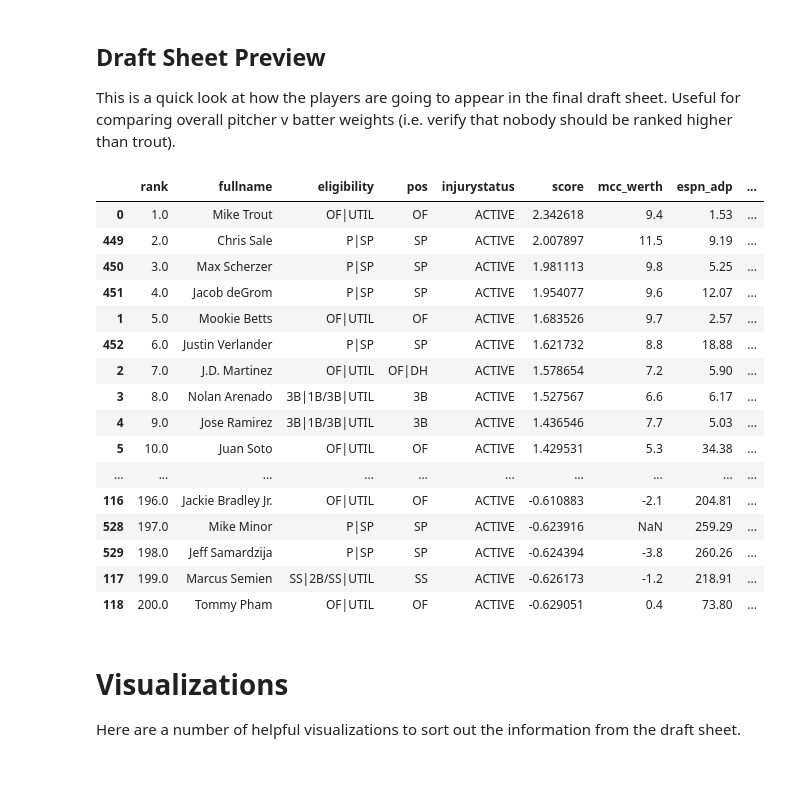
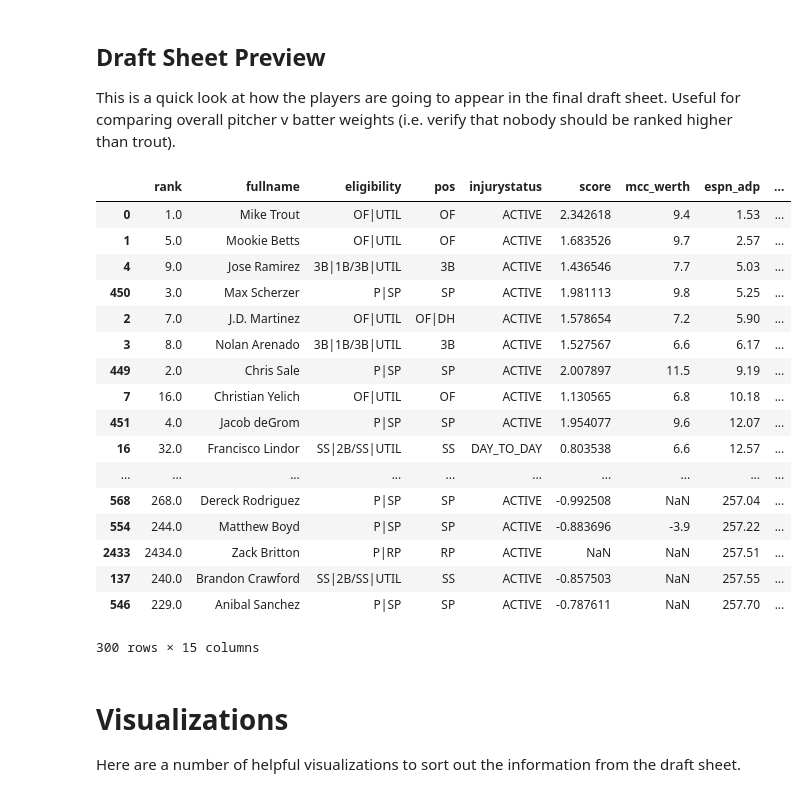
Before and after one commit to zmsy/notebooks, a Jupyter notebook: Player Z-scores.ipynb, the cells around one changed output. Cells and saved outputs as stored; diff of their text form; code cells hidden in the pictures.

```diff
--- a/Player Z-scores.ipynb
+++ b/Player Z-scores.ipynb
@@ -350,26 +350,27 @@ with pd.ExcelWriter('fantasy2019.xlsx') as writer:
 ## Draft Sheet Preview
 
 This is a quick look at how the players are going to appear in the final draft sheet. Useful for comparing overall pitcher v batter weights (i.e. verify that nobody should be ranked higher than trout).
-# %%
-dfd.head(200)
-# %% [output]
-|  | rank | fullname | eligibility | pos | injurystatus | score | mcc_werth | espn_adp | ... |
-| 0 | 1.0 | Mike Trout | OF|UTIL | OF | ACTIVE | 2.342618 | 9.4 | 1.53 | ... |
-| 449 | 2.0 | Chris Sale | P|SP | SP | ACTIVE | 2.007897 | 11.5 | 9.19 | ... |
-| 450 | 3.0 | Max Scherzer | P|SP | SP | ACTIVE | 1.981113 | 9.8 | 5.25 | ... |
-| 451 | 4.0 | Jacob deGrom | P|SP | SP | ACTIVE | 1.954077 | 9.6 | 12.07 | ... |
-| 1 | 5.0 | Mookie Betts | OF|UTIL | OF | ACTIVE | 1.683526 | 9.7 | 2.57 | ... |
-| 452 | 6.0 | Justin Verlander | P|SP | SP | ACTIVE | 1.621732 | 8.8 | 18.88 | ... |
-| 2 | 7.0 | J.D. Martinez | OF|UTIL | OF|DH | ACTIVE | 1.578654 | 7.2 | 5.90 | ... |
-| 3 | 8.0 | Nolan Arenado | 3B|1B/3B|UTIL | 3B | ACTIVE | 1.527567 | 6.6 | 6.17 | ... |
-| 4 | 9.0 | Jose Ramirez | 3B|1B/3B|UTIL | 3B | ACTIVE | 1.436546 | 7.7 | 5.03 | ... |
-| 5 | 10.0 | Juan Soto | OF|UTIL | OF | ACTIVE | 1.429531 | 5.3 | 34.38 | ... |
-| ... | ... | ... | ... | ... | ... | ... | ... | ... | ... |
-| 116 | 196.0 | Jackie Bradley Jr. | OF|UTIL | OF | ACTIVE | -0.610883 | -2.1 | 204.81 | ... |
-| 528 | 197.0 | Mike Minor | P|SP | SP | ACTIVE | -0.623916 | NaN | 259.29 | ... |
-| 529 | 198.0 | Jeff Samardzija | P|SP | SP | ACTIVE | -0.624394 | -3.8 | 260.26 | ... |
-| 117 | 199.0 | Marcus Semien | SS|2B/SS|UTIL | SS | ACTIVE | -0.626173 | -1.2 | 218.91 | ... |
-| 118 | 200.0 | Tommy Pham | OF|UTIL | OF | ACTIVE | -0.629051 | 0.4 | 73.80 | ... |
+# %%
+dfd.sort_values(by="espn_adp").head(300)
+# %% [output]
+|  | rank | fullname | eligibility | pos | injurystatus | score | mcc_werth | espn_adp | ... |
+| 0 | 1.0 | Mike Trout | OF|UTIL | OF | ACTIVE | 2.342618 | 9.4 | 1.53 | ... |
+| 1 | 5.0 | Mookie Betts | OF|UTIL | OF | ACTIVE | 1.683526 | 9.7 | 2.57 | ... |
+| 4 | 9.0 | Jose Ramirez | 3B|1B/3B|UTIL | 3B | ACTIVE | 1.436546 | 7.7 | 5.03 | ... |
+| 450 | 3.0 | Max Scherzer | P|SP | SP | ACTIVE | 1.981113 | 9.8 | 5.25 | ... |
+| 2 | 7.0 | J.D. Martinez | OF|UTIL | OF|DH | ACTIVE | 1.578654 | 7.2 | 5.90 | ... |
+| 3 | 8.0 | Nolan Arenado | 3B|1B/3B|UTIL | 3B | ACTIVE | 1.527567 | 6.6 | 6.17 | ... |
+| 449 | 2.0 | Chris Sale | P|SP | SP | ACTIVE | 2.007897 | 11.5 | 9.19 | ... |
+| 7 | 16.0 | Christian Yelich | OF|UTIL | OF | ACTIVE | 1.130565 | 6.8 | 10.18 | ... |
+| 451 | 4.0 | Jacob deGrom | P|SP | SP | ACTIVE | 1.954077 | 9.6 | 12.07 | ... |
+| 16 | 32.0 | Francisco Lindor | SS|2B/SS|UTIL | SS | DAY_TO_DAY | 0.803538 | 6.6 | 12.57 | ... |
+| ... | ... | ... | ... | ... | ... | ... | ... | ... | ... |
+| 568 | 268.0 | Dereck Rodriguez | P|SP | SP | ACTIVE | -0.992508 | NaN | 257.04 | ... |
+| 554 | 244.0 | Matthew Boyd | P|SP | SP | ACTIVE | -0.883696 | -3.9 | 257.22 | ... |
+| 2433 | 2434.0 | Zack Britton | P|RP | RP | ACTIVE | NaN | NaN | 257.51 | ... |
+| 137 | 240.0 | Brandon Crawford | SS|2B/SS|UTIL | SS | ACTIVE | -0.857503 | NaN | 257.55 | ... |
+| 546 | 229.0 | Anibal Sanchez | P|SP | SP | ACTIVE | -0.787611 | NaN | 257.70 | ... |
+300 rows × 15 columns
 # %% [markdown]
 # Visualizations
 
```
Also changed, not shown: parts of 1 cell of this notebook.
